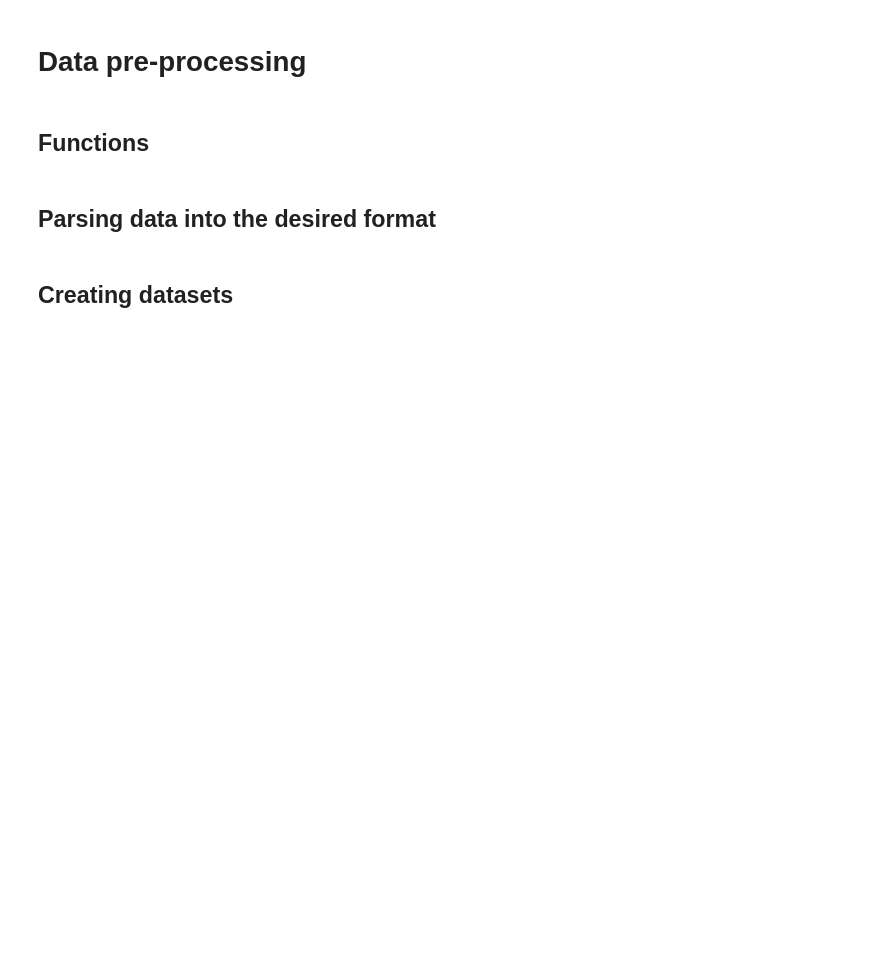
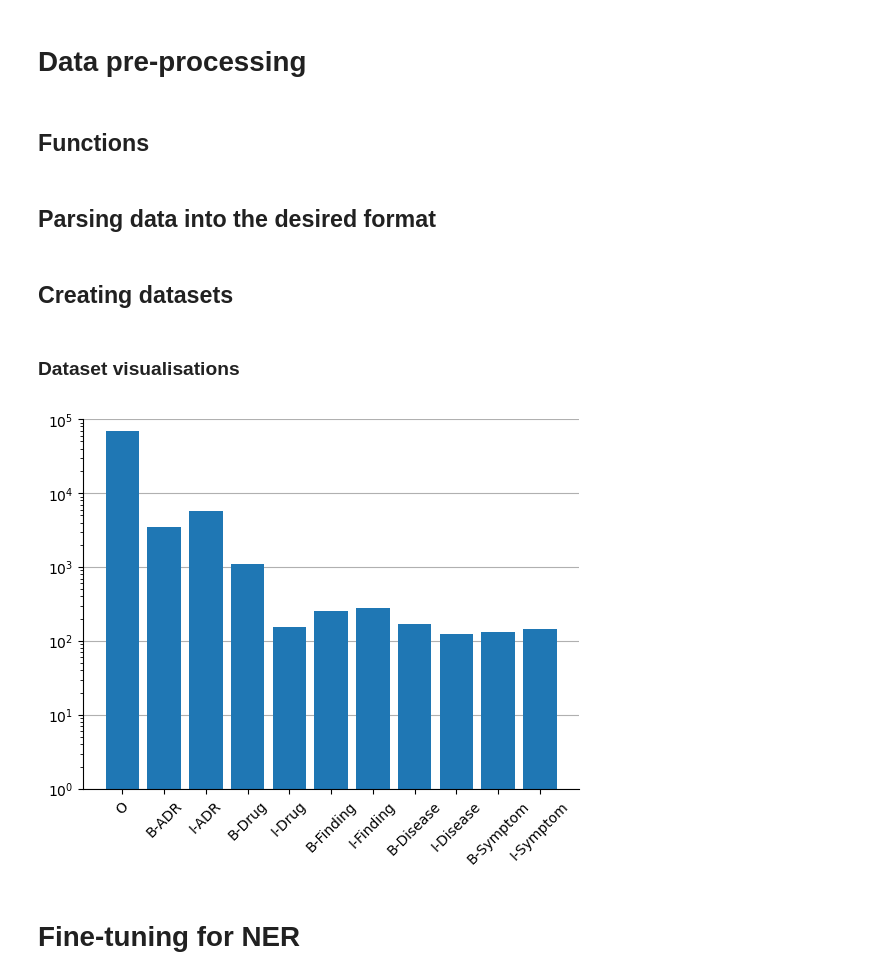
Before and after one commit to janzuromski/TM_PROJECT, a Jupyter notebook: explore_data.ipynb, the cells around one changed output. Cells and saved outputs as stored; diff of their text form; code cells hidden in the pictures; blank space fills up the shorter version.

```diff
--- a/explore_data.ipynb
+++ b/explore_data.ipynb
@@ -105,7 +182,9 @@ for fn in os.listdir(root_txt):
 # %%
 raw_data = {}
 idx = 0
-tt_split = 0.8 # train/test split - should maybe add validation?
+train_pct = 0.64
+val_pct = 0.16
+test_pct = 0.2
 for v in data.values():
     for vv in v.values():
         raw_data[idx] = vv
@@ -113,20 +192,39 @@ for v in data.values():
 
 indices = np.arange(len(raw_data))
 np.random.shuffle(indices)
-train_idx = indices[:int(tt_split * len(indices))]
-test_idx = indices[int(tt_split * len(indices)):]
+train_idx = indices[:int(train_pct * len(indices))]
+val_idx = indices[int(train_pct * len(indices)):int((train_pct+val_pct) * len(indices))]
+test_idx = indices[-int(test_pct * len(indices)):]
 
-data_split = {'train': {}, 'test': {}}
-for idx in train_idx:
-    for k in raw_data[idx].keys():
-        if k not in data_split['train']:
-            data_split['train'][k] = []
-        data_split['train'][k].append(raw_data[idx][k])
-
-for idx in test_idx:
-    for k in raw_data[idx].keys():
-        if k not in data_split['test']:
-            data_split['test'][k] = []
-        data_split['test'][k].append(raw_data[idx][k])
+data_split = {'train': {}, 'val': {}, 'test': {}}
+for split, indices in zip(('train', 'val', 'test'), (train_idx, val_idx, test_idx)):
+    for idx in indices:
+        for k in raw_data[idx].keys():
+            if k not in data_split[split]:
+                data_split[split][k] = []
+            data_split[split][k].append(raw_data[idx][k])
 
 datasets = {k: Dataset.from_dict(data_split[k]) for k in data_split.keys()}
+datasets = DatasetDict(datasets)
+# %% [markdown]
+### Dataset visualisations
+# %%
+ner = datasets['train']['ner']
+ner = [tag for sentence in ner for tag in sentence]
+tags, counts = np.unique(ner, return_counts=True)
+df_tags = pd.DataFrame(index=tags, data=counts, columns=['counts'])
+# %%
+fig, ax = plt.subplots()
+ax.bar(label_names,
+       df_tags.loc[[label2id[l] for l in label_names]].counts.values,
+       zorder=2)
+ax.set_yscale('log')
+ax.grid(axis='y', zorder=1)
+ax.set_ylim(1, 1e5)
+plt.xticks(rotation=45)
+sns.despine()
+plt.show()
+# %% [output]
+[figure, added]
+# %% [markdown]
+# Fine-tuning for NER
```
Also changed, not shown: parts of 9 cells of this notebook.
